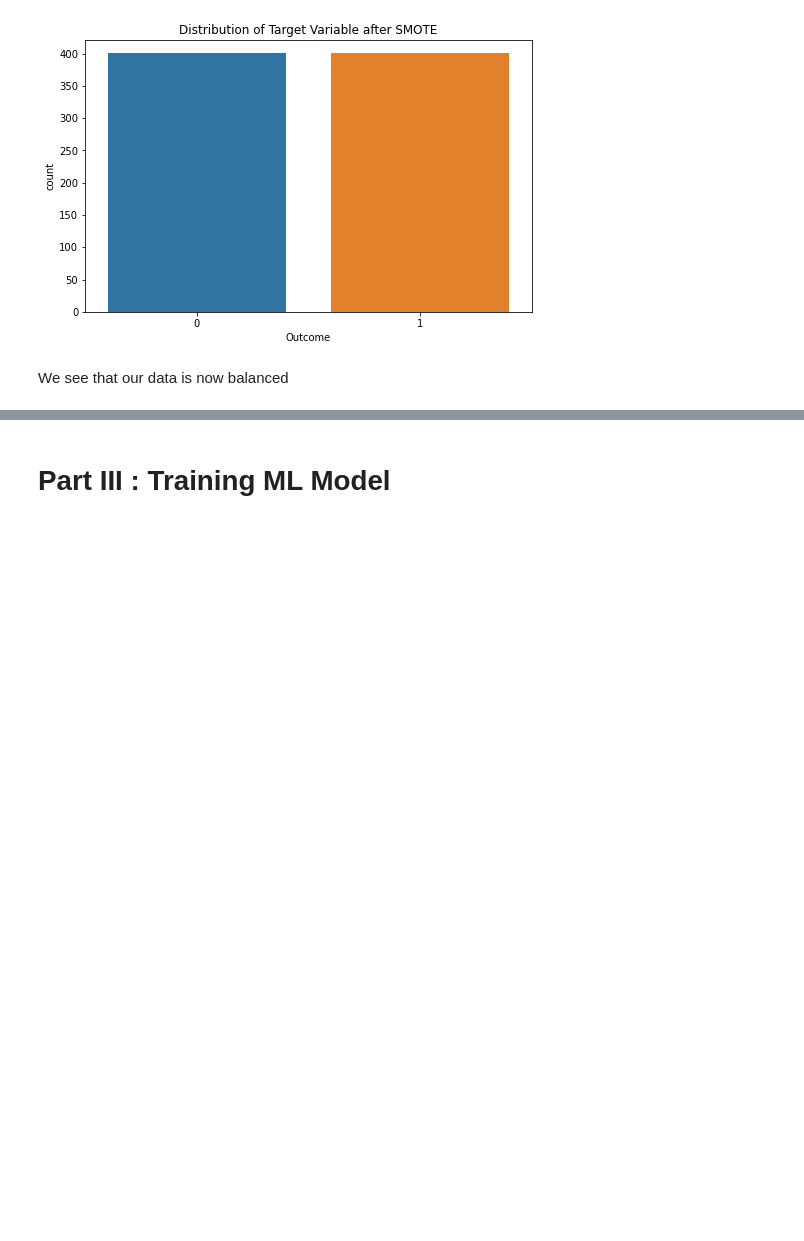
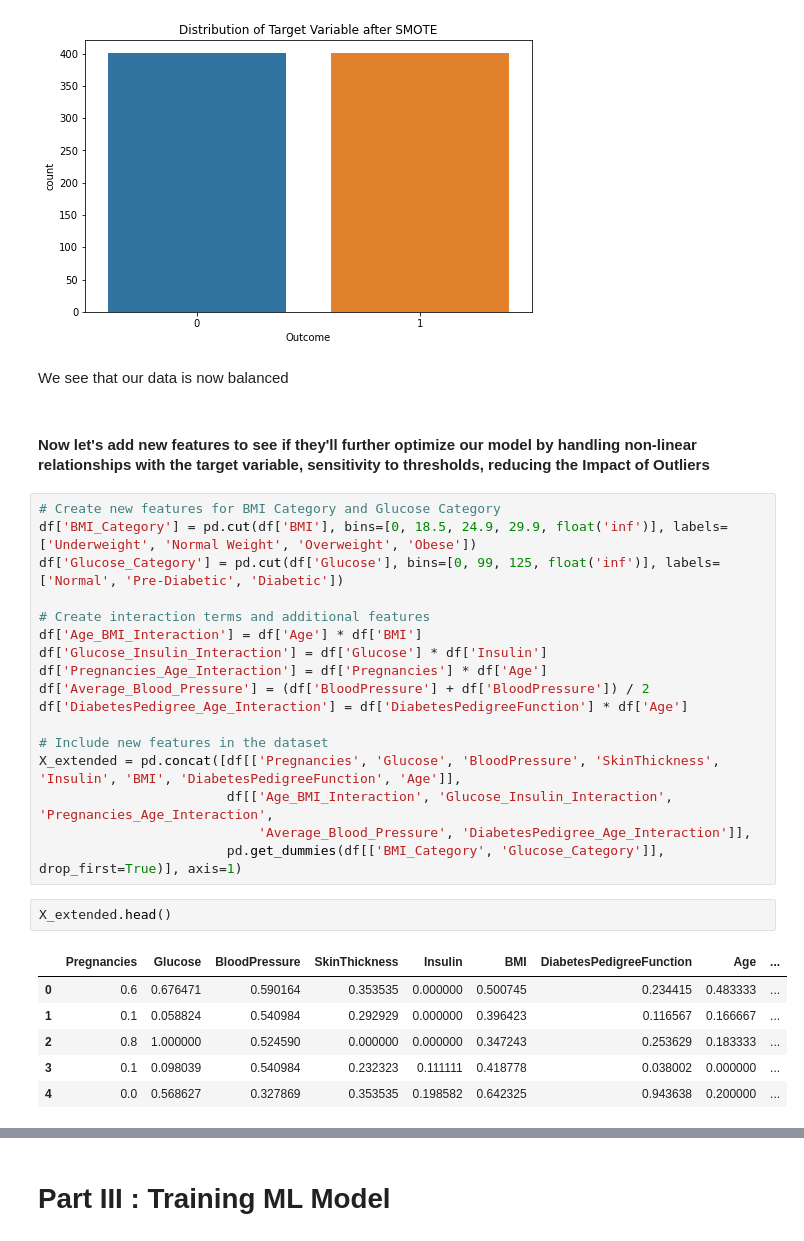
Before and after one commit to Affuya/LHL_ML_Project_Supervised_Learning, a Jupyter notebook: Supervised Learning - Project.ipynb, the cells around one changed output, grey strips where cells are left out. Cells and saved outputs as stored; diff of their text form; blank space fills up the shorter version.

```diff
--- a/Supervised Learning - Project.ipynb
+++ b/Supervised Learning - Project.ipynb
@@ -435,3 +439,31 @@ plt.show()
 [figure]
 # %% [markdown]
 We see that our data is now balanced
+# %% [markdown]
+#### Now let's add new features to see if they'll further optimize our model by handling non-linear relationships with the target variable, sensitivity to thresholds, reducing the Impact of Outliers
+# %%
+# Create new features for BMI Category and Glucose Category
+df['BMI_Category'] = pd.cut(df['BMI'], bins=[0, 18.5, 24.9, 29.9, float('inf')], labels=['Underweight', 'Normal Weight', 'Overweight', 'Obese'])
+df['Glucose_Category'] = pd.cut(df['Glucose'], bins=[0, 99, 125, float('inf')], labels=['Normal', 'Pre-Diabetic', 'Diabetic'])
+
+# Create interaction terms and additional features
+df['Age_BMI_Interaction'] = df['Age'] * df['BMI']
+df['Glucose_Insulin_Interaction'] = df['Glucose'] * df['Insulin']
+df['Pregnancies_Age_Interaction'] = df['Pregnancies'] * df['Age']
+df['Average_Blood_Pressure'] = (df['BloodPressure'] + df['BloodPressure']) / 2
+df['DiabetesPedigree_Age_Interaction'] = df['DiabetesPedigreeFunction'] * df['Age']
+
+# Include new features in the dataset
+X_extended = pd.concat([df[['Pregnancies', 'Glucose', 'BloodPressure', 'SkinThickness', 'Insulin', 'BMI', 'DiabetesPedigreeFunction', 'Age']],
+                        df[['Age_BMI_Interaction', 'Glucose_Insulin_Interaction', 'Pregnancies_Age_Interaction',
+                            'Average_Blood_Pressure', 'DiabetesPedigree_Age_Interaction']],
+                        pd.get_dummies(df[['BMI_Category', 'Glucose_Category']], drop_first=True)], axis=1)
+# %%
+X_extended.head()
+# %% [output]
+|  | Pregnancies | Glucose | BloodPressure | SkinThickness | Insulin | BMI | DiabetesPedigreeFunction | Age | ... |
+| 0 | 0.6 | 0.676471 | 0.590164 | 0.353535 | 0.000000 | 0.500745 | 0.234415 | 0.483333 | ... |
+| 1 | 0.1 | 0.058824 | 0.540984 | 0.292929 | 0.000000 | 0.396423 | 0.116567 | 0.166667 | ... |
+| 2 | 0.8 | 1.000000 | 0.524590 | 0.000000 | 0.000000 | 0.347243 | 0.253629 | 0.183333 | ... |
+| 3 | 0.1 | 0.098039 | 0.540984 | 0.232323 | 0.111111 | 0.418778 | 0.038002 | 0.000000 | ... |
+| 4 | 0.0 | 0.568627 | 0.327869 | 0.353535 | 0.198582 | 0.642325 | 0.943638 | 0.200000 | ... |
```
Also changed, not shown: parts of 16 cells of this notebook, 1 other file.
